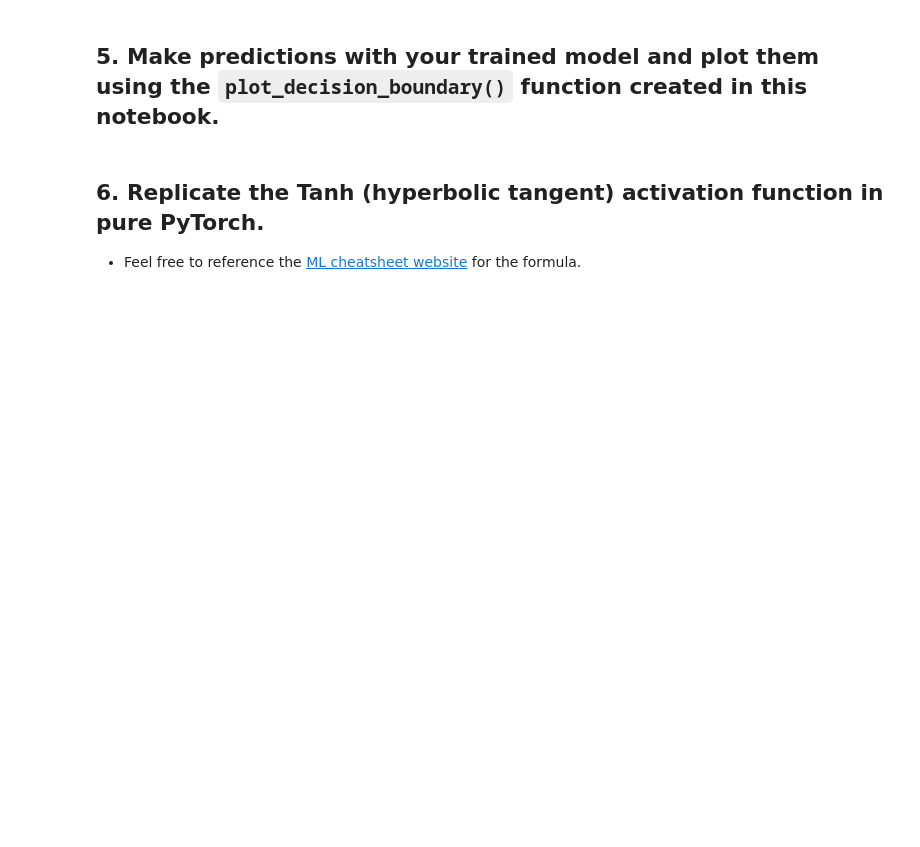
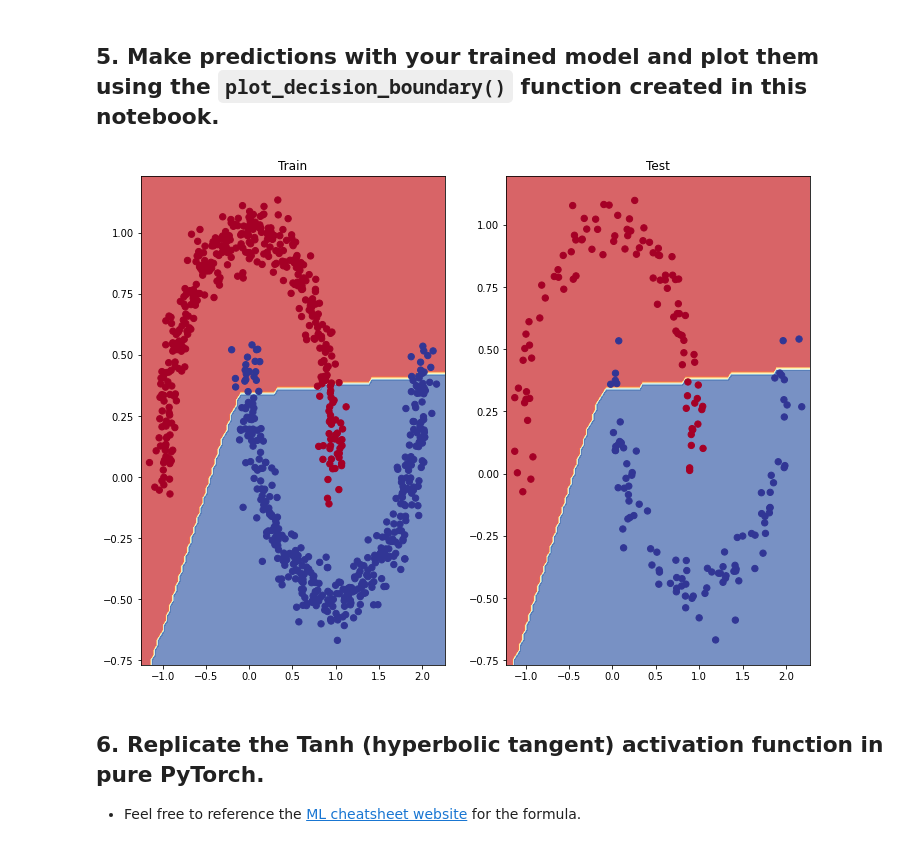
Before and after one commit to LOWERCAS3/PyTorch, a Jupyter notebook: 02_pytorch_classification_exercises.ipynb, the cells around one changed output. Saved outputs shown, nothing was run; the diff lists cells and outputs as text; code cells hidden in the pictures; blank space fills up the shorter version.

```diff
--- a/02_pytorch_classification_exercises.ipynb
+++ b/02_pytorch_classification_exercises.ipynb
@@ -142,8 +160,10 @@ class MoonModelV0(nn.Module):
 ## 3. Setup a binary classification compatible loss function and optimizer to use when training the model built in 2.
 # %%
 # Setup loss function
-
+loss_fn = nn.BCEWithLogitsLoss()
 # Setup optimizer to optimize model's parameters
+optimizer = torch.optim.SGD(params = moons0.parameters(),
+                            lr = 0.1)
 # %% [markdown]
 ## 4. Create a training and testing loop to fit the model you created in 2 to the data you created in 1.
   * Do a forward pass of the model to see what's coming out in the form of logits, prediction probabilities and labels.
@@ -173,6 +196,6 @@ Pred labels:
 !pip -q install torchmetrics # Colab doesn't come with torchmetrics
 from torchmetrics import Accuracy
 
-## TODO: Uncomment this code to use the Accuracy function
-# acc_fn = Accuracy().to(device) # send accuracy function to device
-# acc_fn
+# TODO: Uncomment this code to use the Accuracy function
+acc_fn = Accuracy().to(device) # send accuracy function to device
+acc_fn
@@ -270,3 +307,14 @@ def plot_decision_boundary(model, X, y):
+# %%
+# Plot decision boundaries for training and test sets
+plt.figure(figsize=(12,9))
+plt.subplot(1, 2, 1)
+plt.title("Train")
+plot_decision_boundary(moons0, X_train, y_train)
+plt.subplot(1, 2, 2)
+plt.title("Test")
+plot_decision_boundary(moons0, X_test, y_test)
+# %% [output]
+[figure, added]
 # %% [markdown]
 ## 6. Replicate the Tanh (hyperbolic tangent) activation function in pure PyTorch.
   * Feel free to reference the [ML cheatsheet website](https://ml-cheatsheet.readthedocs.io/en/latest/activation_functions.html#tanh) for the formula.
```
Also changed, not shown: parts of 27 cells of this notebook.
